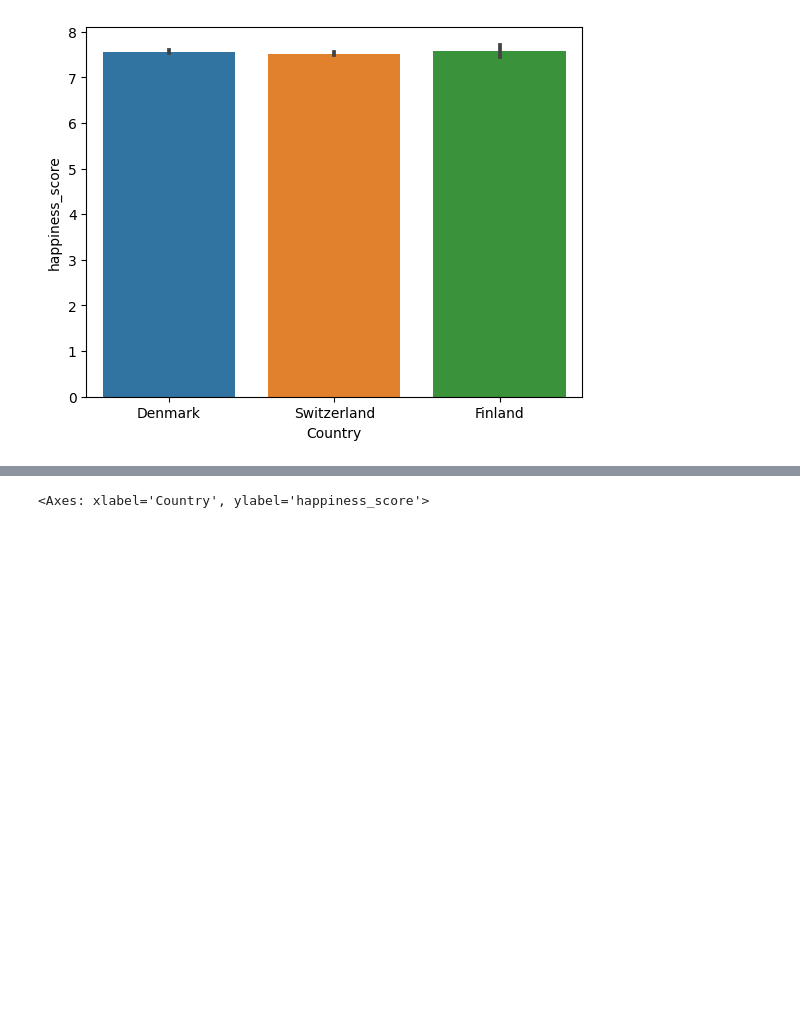
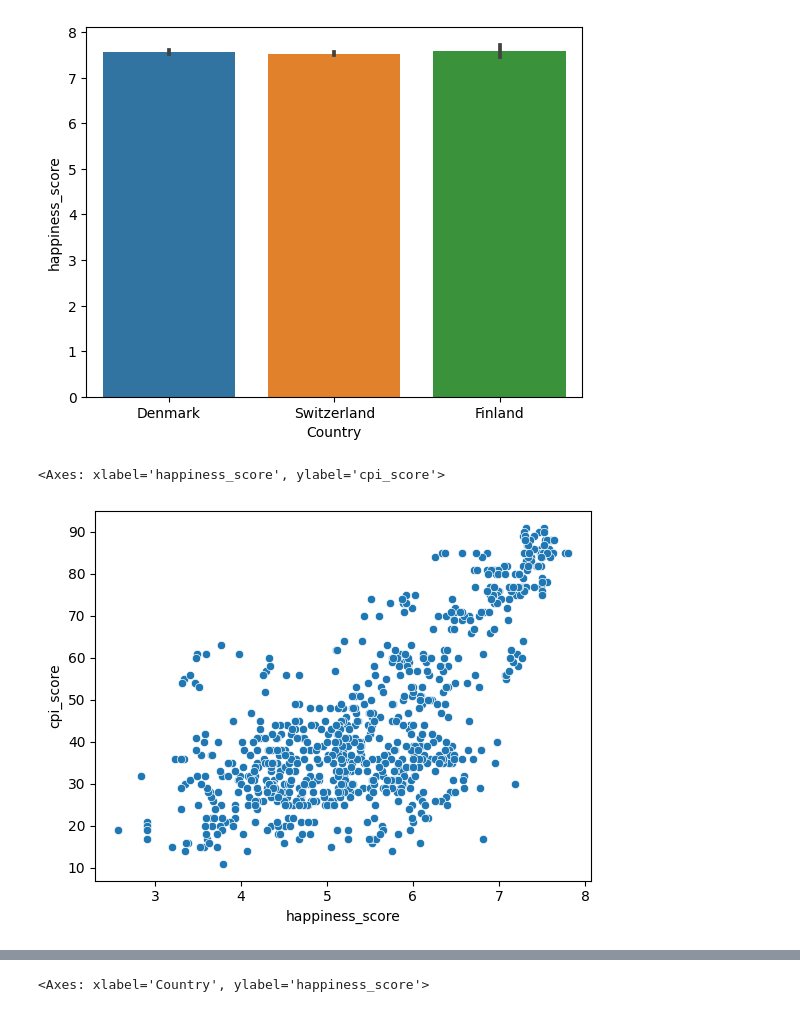
Before and after one commit to piovesanaedoardo/Social_Research_2022_2023-HappinessCorruption, a Jupyter notebook: main.ipynb, the cells around one changed output, grey strips where cells are left out. Saved outputs shown, nothing was run; the diff lists cells and outputs as text; code cells hidden in the pictures; blank space fills up the shorter version.

```diff
--- a/main.ipynb
+++ b/main.ipynb
@@ -77,3 +107,9 @@ sns.barplot(x="Country", y="happiness_score", data=df_top_3_countries)
 # %% [output]
 <Axes: xlabel='Country', ylabel='happiness_score'>
 [figure]
+# %%
+# happiness score in comparison to the cpi score
+sns.scatterplot(x="happiness_score", y="cpi_score", data=df)
+# %% [output]
+<Axes: xlabel='happiness_score', ylabel='cpi_score'>
+[figure, added]
```
Also changed, not shown: parts of 18 cells of this notebook, 4 other files.
